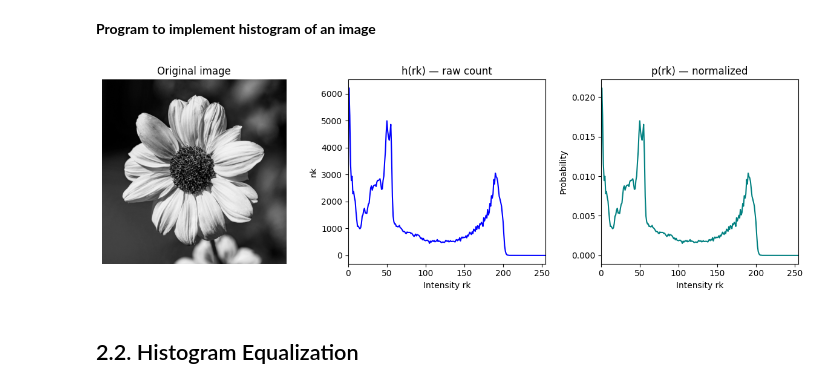
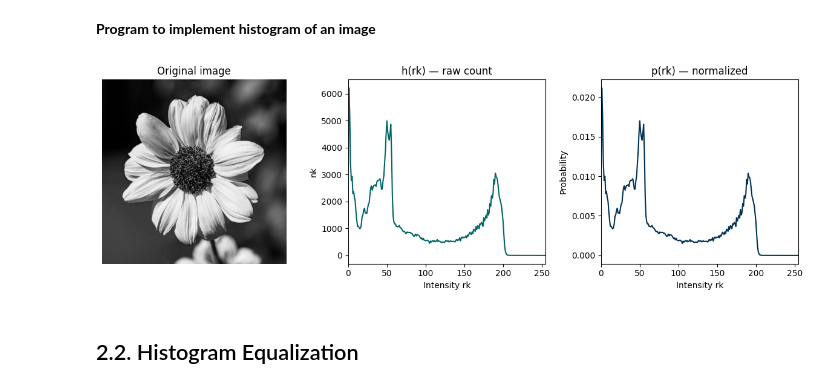
Before and after one commit to Pranish03/image-processing-opencv, a Jupyter notebook: 02_histogram_processing.ipynb, the cells around one changed output. Cells and saved outputs as stored; diff of their text form; code cells hidden in the pictures.

```diff
--- a/02_histogram_processing.ipynb
+++ b/02_histogram_processing.ipynb
@@ -53,29 +53,29 @@ p = h / (M * N)
 # %%
 plt.figure(figsize=(12, 4))
 
 plt.subplot(1, 3, 1)
 plt.imshow(img, cmap="gray")
 plt.title("Original image")
 plt.axis("off")
 
 plt.subplot(1, 3, 2)
-plt.plot(h, color="blue")
+plt.plot(h, color="#006666")
 plt.title("h(rk) — raw count")
 plt.xlim([0, 255])
 plt.xlabel("Intensity rk")
 plt.ylabel("nk")
 
 plt.subplot(1, 3, 3)
-plt.plot(p, color="teal")
+plt.plot(p, color="#003153")
 plt.title("p(rk) — normalized")
 plt.xlim([0, 255])
 plt.xlabel("Intensity rk")
 plt.ylabel("Probability")
 
 plt.tight_layout()
 plt.show()
 # %% [output]
-[figure, old version]
+[figure, new version]
 # %% [markdown]
 ## 2.2. Histogram Equalization
 # %% [markdown]
```
Also changed, not shown: parts of 6 cells of this notebook.
